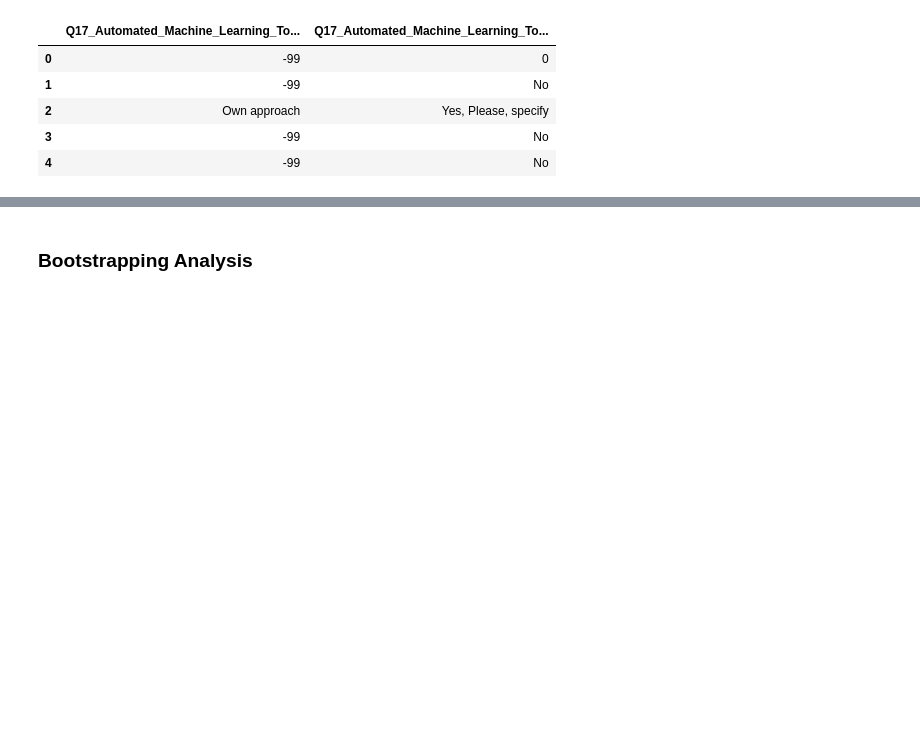
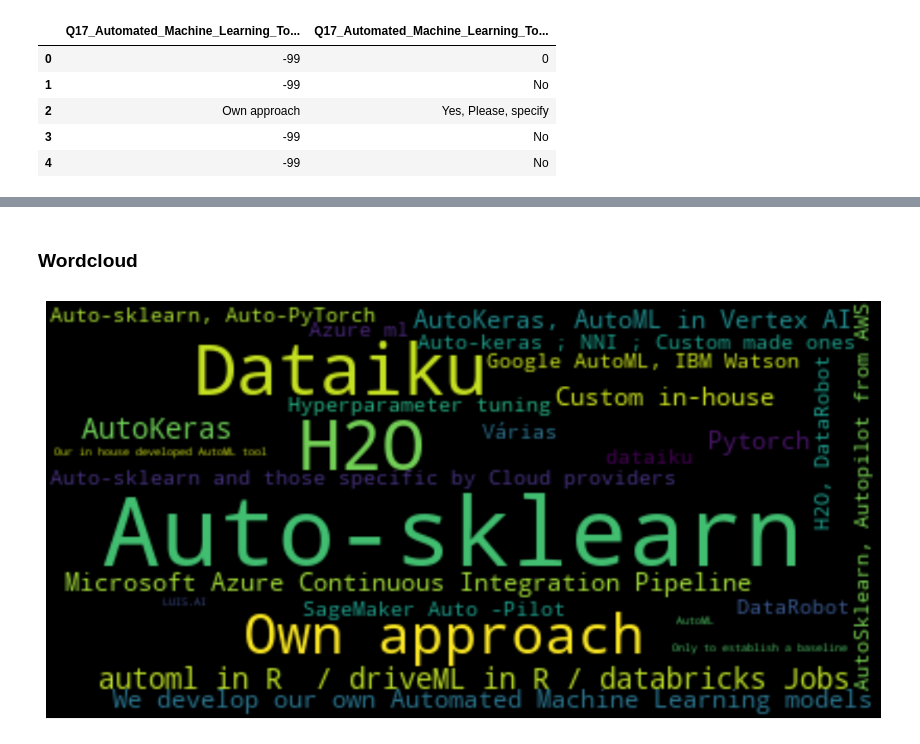
Before and after one commit to antoniopedro98/pfp-antonio-pedro, a Jupyter notebook: Q17.ipynb, the cells around one changed output, grey strips where cells are left out. Cells and saved outputs as stored; diff of their text form; code cells hidden in the pictures; blank space fills up the shorter version.

```diff
--- a/Q17.ipynb
+++ b/Q17.ipynb
@@ -20,6 +20,9 @@ from utils.bootstrapping import BootstrappingUtils
 dataframe_obj = DataframeUtils('./data/main_data.csv', ';', './data/unused_columns.txt', './data/formatted_columns.txt')
 # the index is not important, but when we internally format df we need to reset index
 dataframe_obj.df = dataframe_obj.df.reset_index(drop=True)
+# %%
+# For PROFES, we discarded suspended submissions (e.g., remove those who didn't complete the survey).
+dataframe_obj.df.drop(dataframe_obj.df[dataframe_obj.df['Status'] == 'Suspended (22)'].index, inplace = True)
 # %%
 # question options
 auto_ml_options = {
@@ -71,2 +61,18 @@ for auto_ml in auto_ml_options:
 # %% [markdown]
-### Bootstrapping Analysis
+### Wordcloud
+# %%
+# remove unnecessary values
+automl_free = list(filter(lambda a: str(a) != '-99',
+                           list(dataframe_obj.df['Q17_Automated_Machine_Learning_Tools_Yes_Free'])))
+automl_free = list(filter(lambda a: str(a) != '-66', automl_free))
+# %%
+automl_words = format_wordcloud_text(texts=automl_free, use_sep=False)
+# %%
+# plot object
+q17_wc_plot = PlotUtils(pd.DataFrame(
+    data={'Word': list(automl_words.keys()), 'Weight': list(automl_words.values())}
+))
+# %%
+q17_wc_plot.wordcloud("Word", 'Weight')
+# %% [output]
+[figure, added]
```
Also changed, not shown: parts of 3 cells of this notebook, 9 other files.
